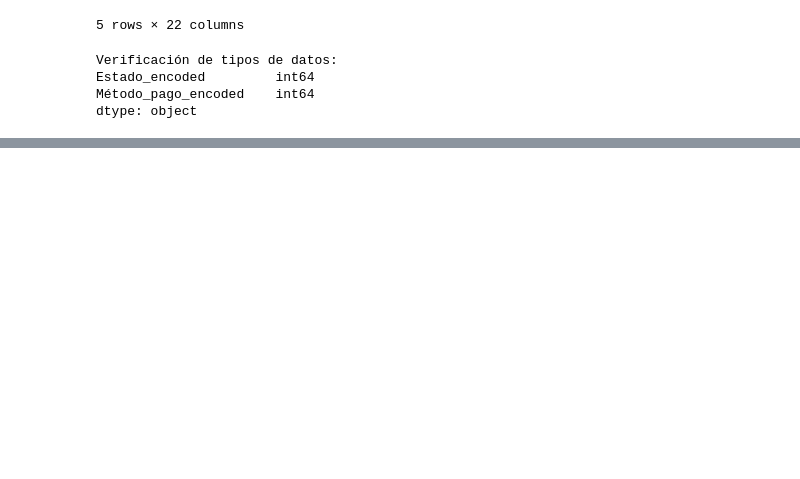
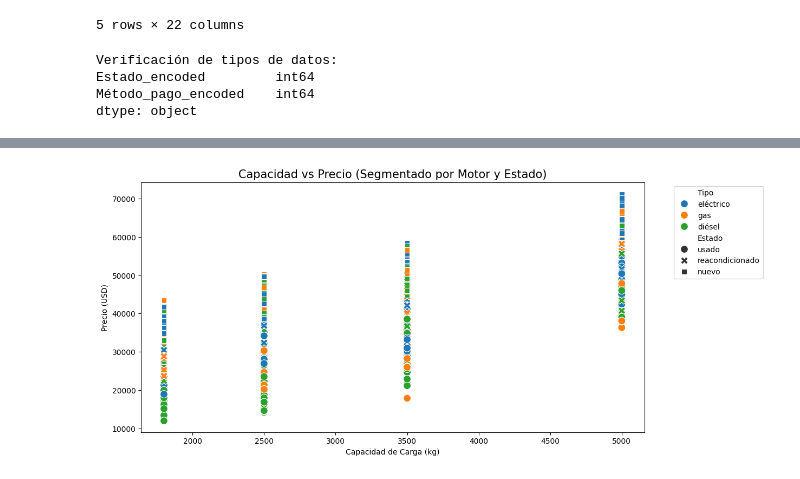
Before and after one commit to ameschini2206/DSII-Primera_Entrega_Alejandro_Meschini, a Jupyter notebook: Primera_Entrega.ipynb, the cells around one changed output, grey strips where cells are left out. Saved outputs shown, nothing was run; the diff lists cells and outputs as text; code cells hidden in the pictures; blank space fills up the shorter version.

```diff
--- a/Primera_Entrega.ipynb
+++ b/Primera_Entrega.ipynb
@@ -355,0 +431,10 @@ dtype: object
+# %%
+plt.figure(figsize=(12, 6))
+sns.scatterplot(data=df, x='Capacidad_kg', y='Precio_USD', hue='Tipo', style='Estado', s=100)
+plt.title('Capacidad vs Precio (Segmentado por Motor y Estado)', fontsize=15)
+plt.xlabel('Capacidad de Carga (kg)')
+plt.ylabel('Precio (USD)')
+plt.legend(bbox_to_anchor=(1.05, 1), loc='upper left')
+plt.show()
+# %% [output]
+[figure, added]
```
Also changed, not shown: parts of 19 cells of this notebook.
